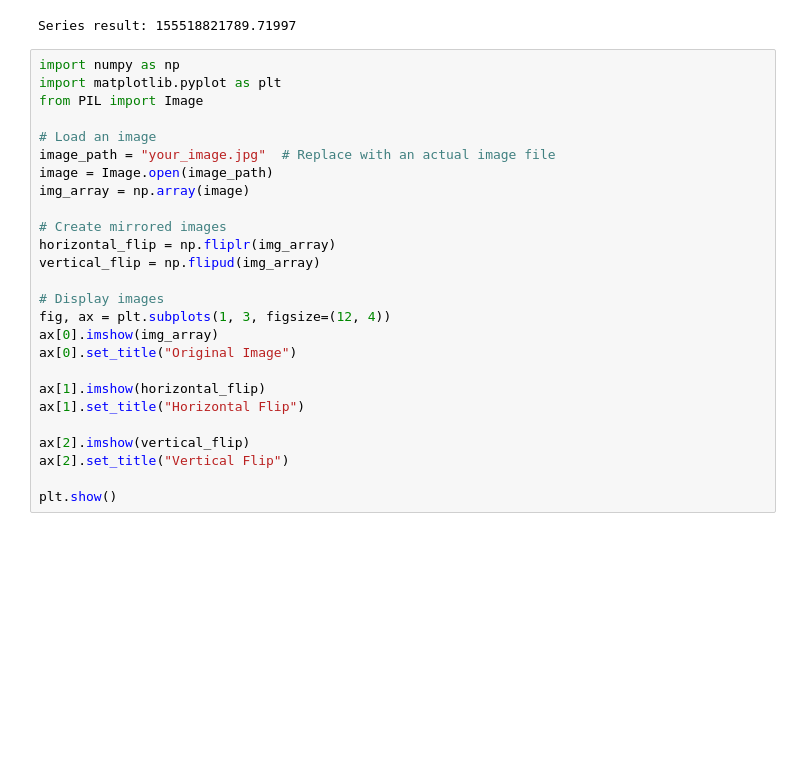
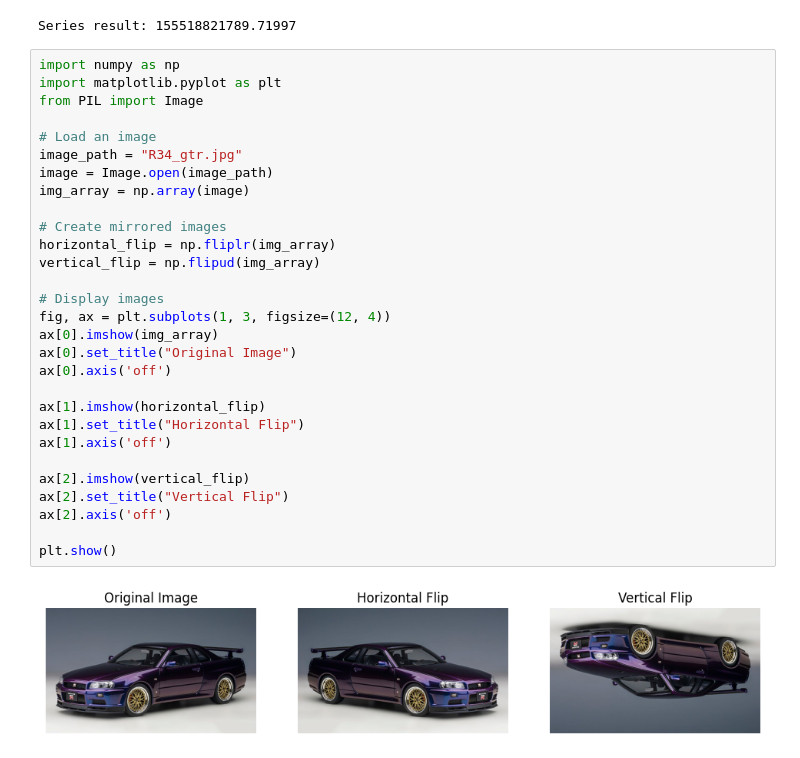
Before and after one commit to DawudAli123/Course-Work-Big-Data-2025, a Jupyter notebook: M32895_part_1_up2089158.ipynb, the cells around one changed output. Cells and saved outputs as stored; diff of their text form; blank space fills up the shorter version.

```diff
--- a/M32895_part_1_up2089158.ipynb
+++ b/M32895_part_1_up2089158.ipynb
@@ -127,26 +127,31 @@ Series result: 155518821789.71997
 # %%
 import numpy as np
 import matplotlib.pyplot as plt
 from PIL import Image
 
 # Load an image
-image_path = "your_image.jpg"  # Replace with an actual image file
+image_path = "R34_gtr.jpg"
 image = Image.open(image_path)
 img_array = np.array(image)
 
 # Create mirrored images
 horizontal_flip = np.fliplr(img_array)
 vertical_flip = np.flipud(img_array)
 
 # Display images
 fig, ax = plt.subplots(1, 3, figsize=(12, 4))
 ax[0].imshow(img_array)
 ax[0].set_title("Original Image")
+ax[0].axis('off')
 
 ax[1].imshow(horizontal_flip)
 ax[1].set_title("Horizontal Flip")
+ax[1].axis('off')
 
 ax[2].imshow(vertical_flip)
 ax[2].set_title("Vertical Flip")
+ax[2].axis('off')
 
 plt.show()
+# %% [output]
+[figure, added]
```
Also changed, not shown: parts of 1 cell of this notebook, 2 other files.
